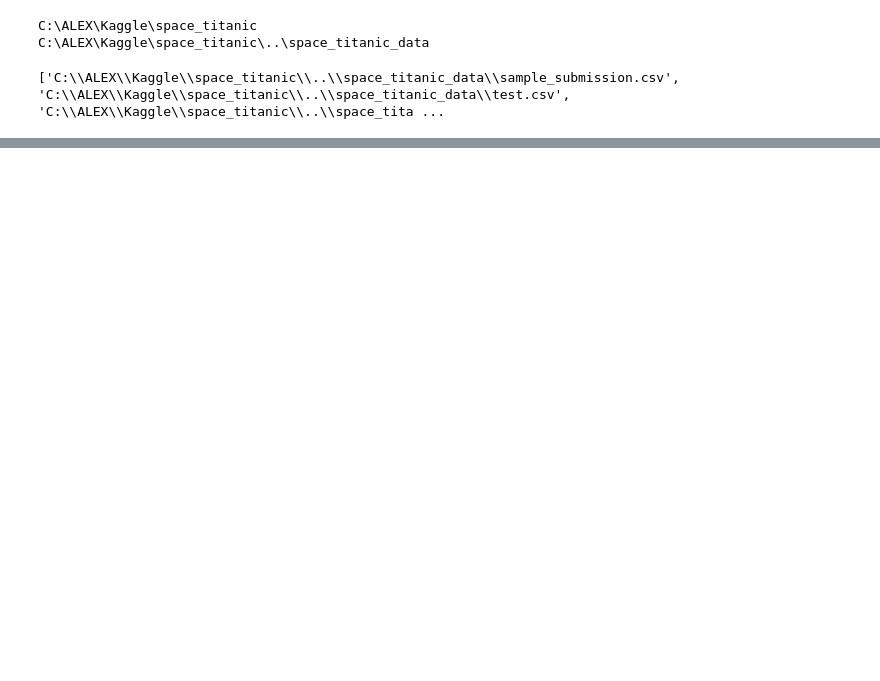
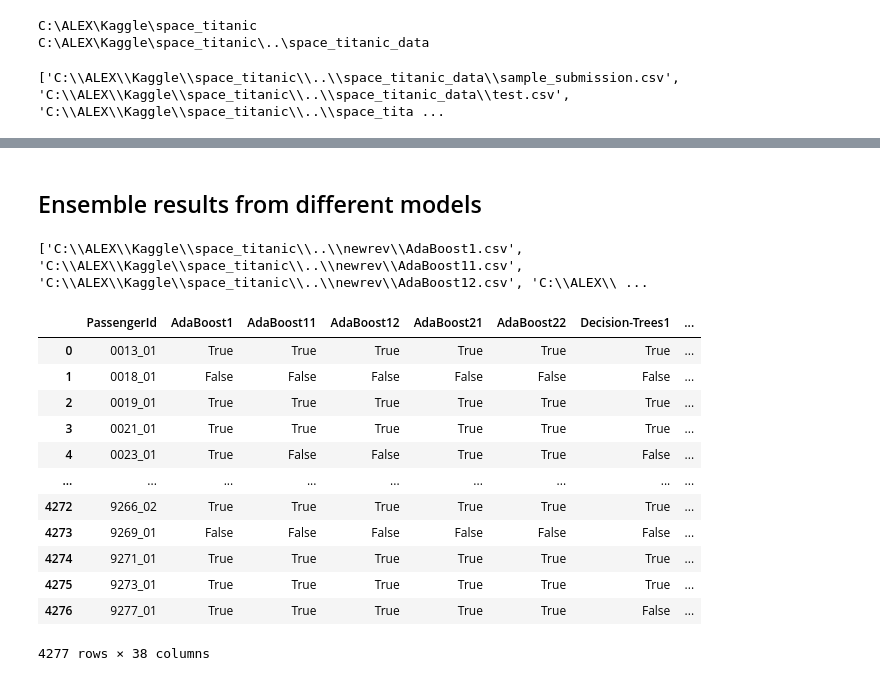
Before and after one commit to alextabac/kaggles_space_titanic, a Jupyter notebook: model_n_train.ipynb, the cells around one changed output, grey strips where cells are left out. Saved outputs shown, nothing was run; the diff lists cells and outputs as text; code cells hidden in the pictures; blank space fills up the shorter version.

```diff
--- a/model_n_train.ipynb
+++ b/model_n_train.ipynb
@@ -261,0 +676,39 @@ dtale.show(df)
+# %% [markdown]
+## Ensemble results from different models
+# %%
+en_path = '..\\newrev'
+# %%
+dpath = os.path.join(os.getcwd(), en_path)
+files1 = os.listdir(dpath)
+files2 = [os.path.join(dpath, f) for f in files1]
+files_e = [f for f in files2 if os.path.isfile(f)]
+print(files_e)
+# %% [output]
+['C:\\ALEX\\Kaggle\\space_titanic\\..\\newrev\\AdaBoost1.csv', 'C:\\ALEX\\Kaggle\\space_titanic\\..\\newrev\\AdaBoost11.csv', 'C:\\ALEX\\Kaggle\\space_titanic\\..\\newrev\\AdaBoost12.csv', 'C:\\ALEX\\ ...
+# %%
+fnam = [fn.rsplit("\\")[-1].split(".")[0] for fn in files_e]
+# %%
+dfe = None
+for (file,m_name) in zip(files_e,fnam):
+    df = pd.read_csv(file)
+    if dfe is None:
+        dfe = df
+        dfe = dfe.rename(columns={"Transported": m_name})
+    else:
+        dfe[m_name] = df['Transported'].values
+# %%
+dfe
+# %% [output]
+|  | PassengerId | AdaBoost1 | AdaBoost11 | AdaBoost12 | AdaBoost21 | AdaBoost22 | Decision-Trees1 | ... |
+| 0 | 0013_01 | True | True | True | True | True | True | ... |
+| 1 | 0018_01 | False | False | False | False | False | False | ... |
+| 2 | 0019_01 | True | True | True | True | True | True | ... |
+| 3 | 0021_01 | True | True | True | True | True | True | ... |
+| 4 | 0023_01 | True | False | False | True | True | False | ... |
+| ... | ... | ... | ... | ... | ... | ... | ... | ... |
+| 4272 | 9266_02 | True | True | True | True | True | True | ... |
+| 4273 | 9269_01 | False | False | False | False | False | False | ... |
+| 4274 | 9271_01 | True | True | True | True | True | True | ... |
+| 4275 | 9273_01 | True | True | True | True | True | True | ... |
+| 4276 | 9277_01 | True | True | True | True | True | False | ... |
+4277 rows × 38 columns
```
Also changed, not shown: parts of 130 cells of this notebook.
